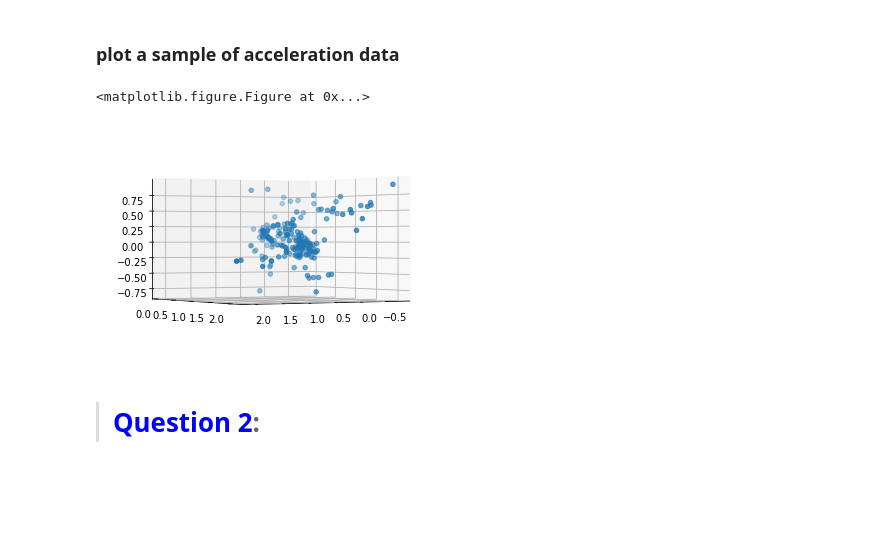
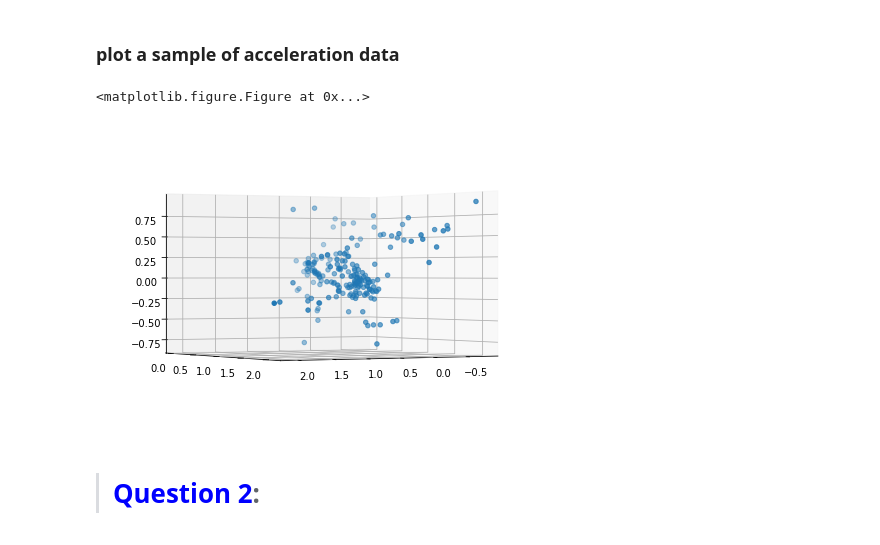
Before and after one commit to melisandeteng/PersistentHomology, a Jupyter notebook: dataSmartphoneProject.ipynb, the cells around one changed output. Drawn from its saved outputs; the diff is of its cells as text; code cells hidden in the pictures; blank space fills up the shorter version.

```diff
--- a/dataSmartphoneProject.ipynb
+++ b/dataSmartphoneProject.ipynb
@@ -10,7 +10,8 @@ import matplotlib.pyplot as plt
 # %% [markdown]
 > ## <span style="color:blue">Question 1</span>: Loading Data
 # %%
-path="/Users/yaguethiam/PersistentHomology/data_acc_rot.dat"
+path = "/Users/cloti/Desktop/MSc in Data Science/T1 2017/Geometric Methods/Final Project/PersistentHomology/data_acc_rot.dat"
+#path="/Users/yaguethiam/PersistentHomology/data_acc_rot.dat"
 #path = '/Users/Melisande/Gudhi/2017-10-02-10-19-30_GUDHI_2.0.1.tar/Gudhi/PersistentHomology/data_acc_rot.dat'
 # %%
 f = open(path,"rb")
@@ -24,18 +25,20 @@ label = data[3]
 # %% [markdown]
 ### plot a sample of acceleration data
 # %%
+from mpl_toolkits.mplot3d import Axes3D
 data_A_sample = data_A[0]
 plt.subplots_adjust(bottom = 0.1)
 fig = plt.figure()
-ax = fig.add_subplot(111, projection='3d')
+ax = Axes3D(fig)
+#ax = fig.add_subplot(111, projection='3d')
 ax.view_init(azim=60,elev = 0)
 ax.scatter(
     data_A_sample[:, 0], data_A_sample[:, 1],data_A_sample[:, 2], marker = 'o'
     )
 plt.show()
 # %% [output]
 <matplotlib.figure.Figure at 0x...>
-[figure, old version]
+[figure, new version]
 # %% [markdown]
 > # <span style="color:blue">Question 2</span>:
 # %% [markdown]
```
Also changed, not shown: parts of 11 cells of this notebook.
